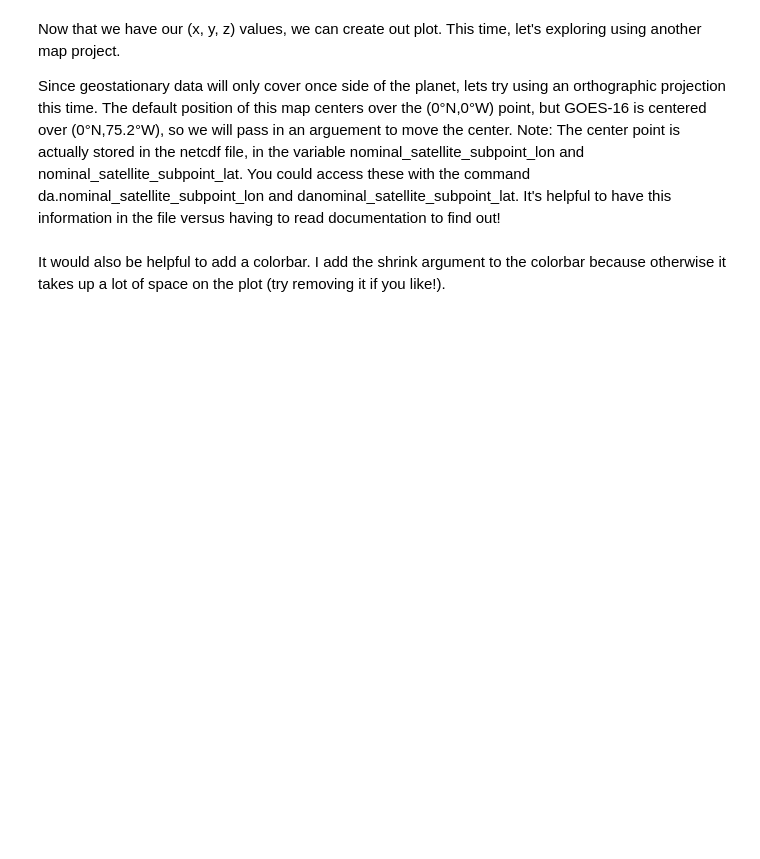
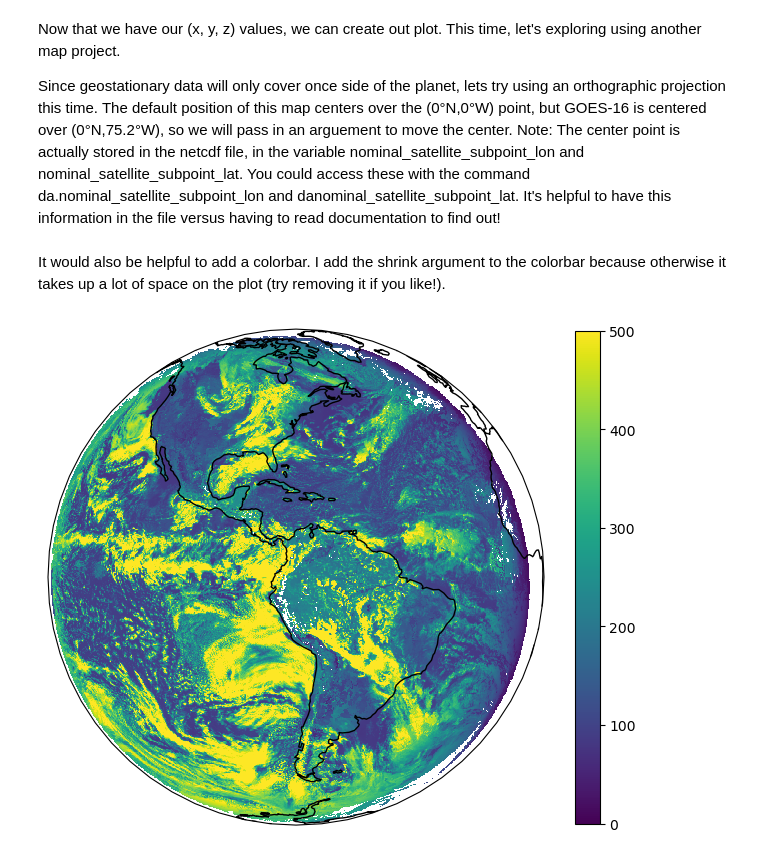
Before and after one commit to paradx/UHB-CC1-ERB, a Jupyter notebook: Lesson.ipynb, the cells around one changed output. Saved outputs shown, nothing was run; the diff lists cells and outputs as text; code cells hidden in the pictures; blank space fills up the shorter version.

```diff
--- a/Lesson.ipynb
+++ b/Lesson.ipynb
@@ -267,11 +339,14 @@ data_projection = ccrs.PlateCarree()
 # %% [markdown]
 It would also be helpful to add a colorbar. I add the shrink argument to the colorbar because otherwise it takes up a lot of space on the plot (try removing it if you like!).
 # %%
+
 plt.figure(figsize=[8,8])
 ax = plt.subplot(projection=plot_projection)
 ax.coastlines()
 ax.set_global()
-tmp = ax.pcolormesh(x_rsr, y_rsr, abi_L2_RSR.RSR, transform=data_projection)
+tmp = ax.pcolormesh(x_rsr, y_rsr, abi_L2_RSR.RSR, transform=data_projection, vmin=0, vmax=500)
 plt.colorbar(tmp, shrink=0.8)
 plt.show()
+# %% [output]
+[figure, added]
 # %% [markdown]
```
Also changed, not shown: parts of 18 cells of this notebook, 4 other files.
